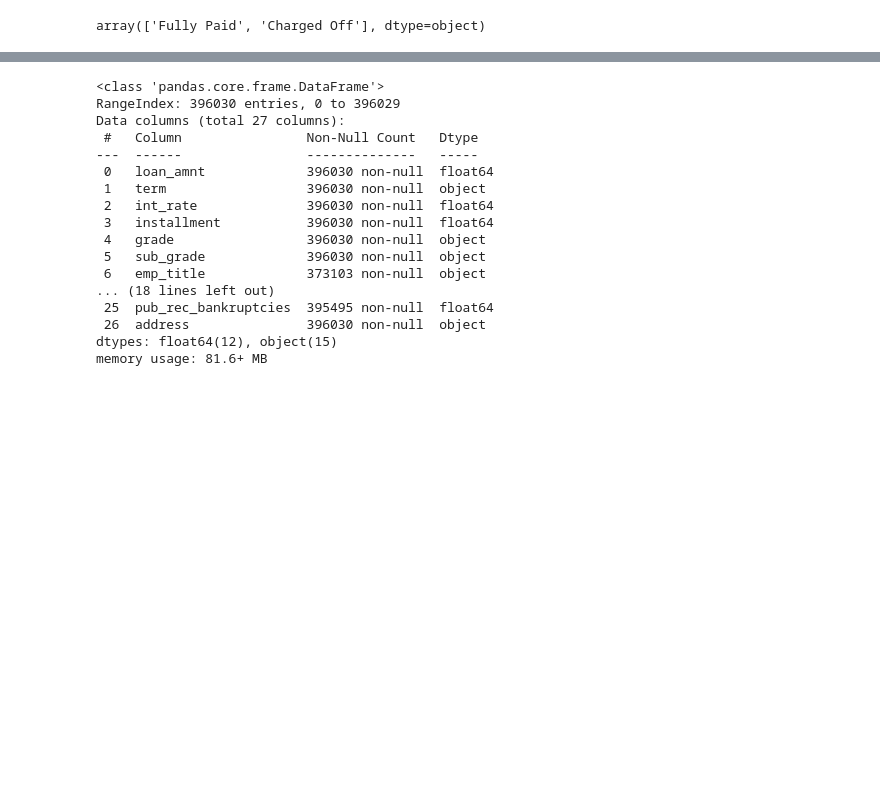
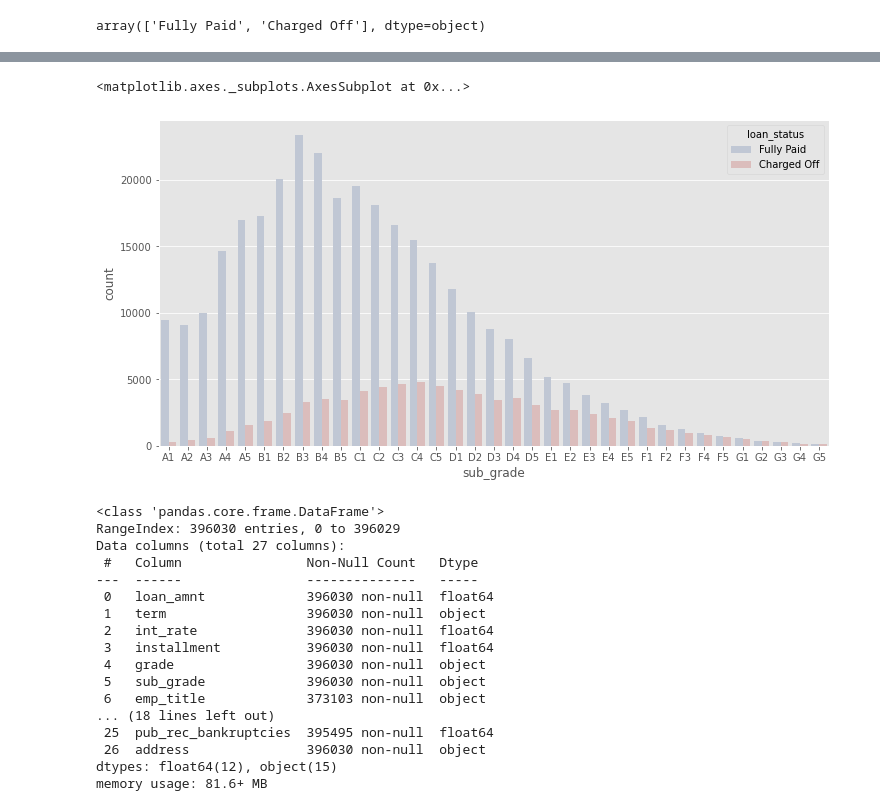
Before and after one commit to PatrykKotulak/Machine_Learning_Project, a Jupyter notebook: Lending_club/Lending_club_project.ipynb, the cells around one changed output, grey strips where cells are left out. Cells and saved outputs as stored; diff of their text form; code cells hidden in the pictures; blank space fills up the shorter version.

```diff
--- a/Lending_club/Lending_club_project.ipynb
+++ b/Lending_club/Lending_club_project.ipynb
@@ -65,3 +70,10 @@ array(['Fully Paid', 'Charged Off'], dtype=object)
+# %%
+plt.figure(figsize=(12,6))
+sns.countplot('sub_grade', data=df_org, order=sorted(df_org['sub_grade'].unique()), palette='vlag',
+              hue='loan_status')
+# %% [output]
+<matplotlib.axes._subplots.AxesSubplot at 0x...>
+[figure, added]
 # %%
 df = df_org.copy()
 # %%
```
Also changed, not shown: parts of 24 cells of this notebook.
